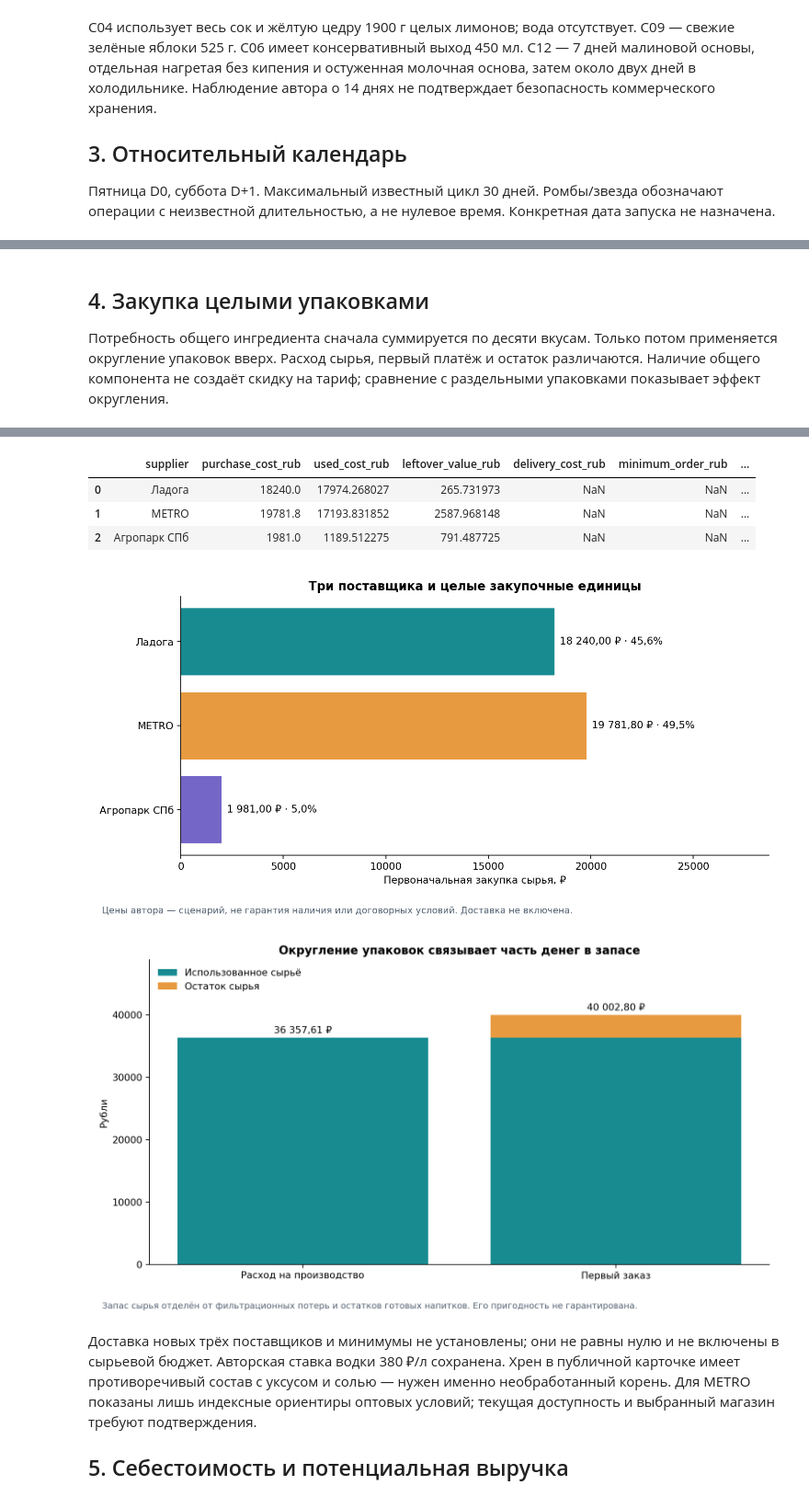
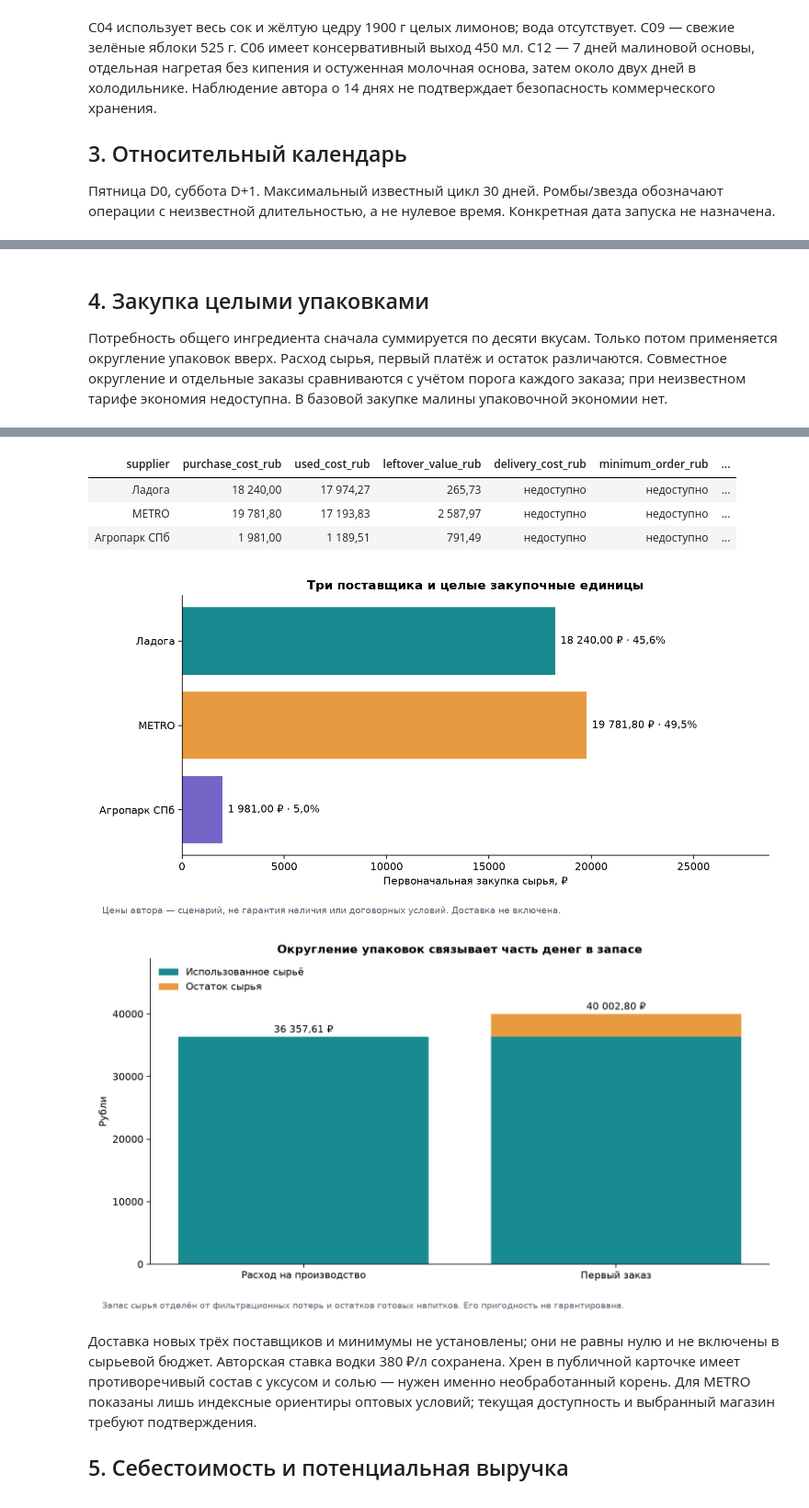
Before and after one commit to Alina-lab/Bar_menu, a Jupyter notebook: assortment_economics.ipynb, the cells around one changed output, grey strips where cells are left out. Shown at 92% size. Cells and saved outputs as stored; diff of their text form; code cells hidden in the pictures.

```diff
--- a/assortment_economics.ipynb
+++ b/assortment_economics.ipynb
@@ -16,7 +16,15 @@ inputs = e.load_inputs()
 out = ROOT / "data/economics/results"
 def read(name): return pd.read_csv(out/name)
 def fig(name): display(Image(filename=str(ROOT/"figures/economics"/name)))
+from scripts.report import notebook_table, fmt
+def show(frame): display(notebook_table(frame))
 print("Защищённых первичных файлов:", len(e.check_baseline()["protected_files_sha256"]))
-display(pd.Series(result, name="Сценарий 16.10.2026"))
+show(pd.DataFrame([
+    {"Показатель": label, "Значение, ₽": fmt(result[key])}
+    for label,key in [("Первая закупка","purchase_cost_rub"),
+                      ("Сырьё 60 л","used_cost_rub"),("Остаток сырья","leftover_value_rub"),
+                      ("Выручка полной реализации","potential_revenue_rub"),
+                      ("Доход после сырья","potential_material_contribution_rub")]
+]))
 # %% [output]
 Защищённых первичных файлов: 14
@@ -163,12 +160,12 @@ fig("production_calendar.png")
 # %% [markdown]
 ## 4. Закупка целыми упаковками
 
-Потребность общего ингредиента сначала суммируется по десяти вкусам. Только потом применяется округление упаковок вверх. Расход сырья, первый платёж и остаток различаются. Наличие общего компонента не создаёт скидку на тариф; сравнение с раздельными упаковками показывает эффект округления.
+Потребность общего ингредиента сначала суммируется по десяти вкусам. Только потом применяется округление упаковок вверх. Расход сырья, первый платёж и остаток различаются. Совместное округление и отдельные заказы сравниваются с учётом порога каждого заказа; при неизвестном тарифе экономия недоступна. В базовой закупке малины упаковочной экономии нет.
 # %%
 basket = read("procurement.csv")
-display(read("ingredient_matrix.csv"))
-display(basket[["ingredient_id","needed_quantity","base_unit","recipes_using","packs_to_buy","purchased_quantity","purchase_cost_rub","used_cost_rub","leftover_quantity","leftover_value_rub","joint_rounding_saving_rub"]])
-display(read("suppliers.csv"))
+show(read("ingredient_matrix.csv"))
+show(basket[["ingredient_id","needed_quantity","base_unit","recipes_using","packs_to_buy","purchased_quantity","purchase_cost_rub","used_cost_rub","leftover_quantity","leftover_value_rub","joint_rounding_saving_rub"]])
+show(read("suppliers.csv"))
 fig("supplier_budget.png")
 fig("used_vs_purchased.png")
 # %% [output]
@@ -203,9 +200,9 @@ fig("used_vs_purchased.png")
-|  | supplier | purchase_cost_rub | used_cost_rub | leftover_value_rub | delivery_cost_rub | minimum_order_rub | ... |
-| 0 | Ладога | 18240.0 | 17974.268027 | 265.731973 | NaN | NaN | ... |
-| 1 | METRO | 19781.8 | 17193.831852 | 2587.968148 | NaN | NaN | ... |
-| 2 | Агропарк СПб | 1981.0 | 1189.512275 | 791.487725 | NaN | NaN | ... |
+| supplier | purchase_cost_rub | used_cost_rub | leftover_value_rub | delivery_cost_rub | minimum_order_rub | ... |
+| Ладога | 18 240,00 | 17 974,27 | 265,73 | недоступно | недоступно | ... |
+| METRO | 19 781,80 | 17 193,83 | 2 587,97 | недоступно | недоступно | ... |
+| Агропарк СПб | 1 981,00 | 1 189,51 | 791,49 | недоступно | недоступно | ... |
 [figure]
-[figure, old version]
+[figure, new version]
 # %% [markdown]
 Доставка новых трёх поставщиков и минимумы не установлены; они не равны нулю и не включены в сырьевой бюджет. Авторская ставка водки 380 ₽/л сохранена. Хрен в публичной карточке имеет противоречивый состав с уксусом и солью — нужен именно необработанный корень. Для METRO показаны лишь индексные ориентиры оптовых условий; текущая доступность и выбранный магазин требуют подтверждения.
 
```
Also changed, not shown: parts of 12 cells of this notebook, 29 other files.
